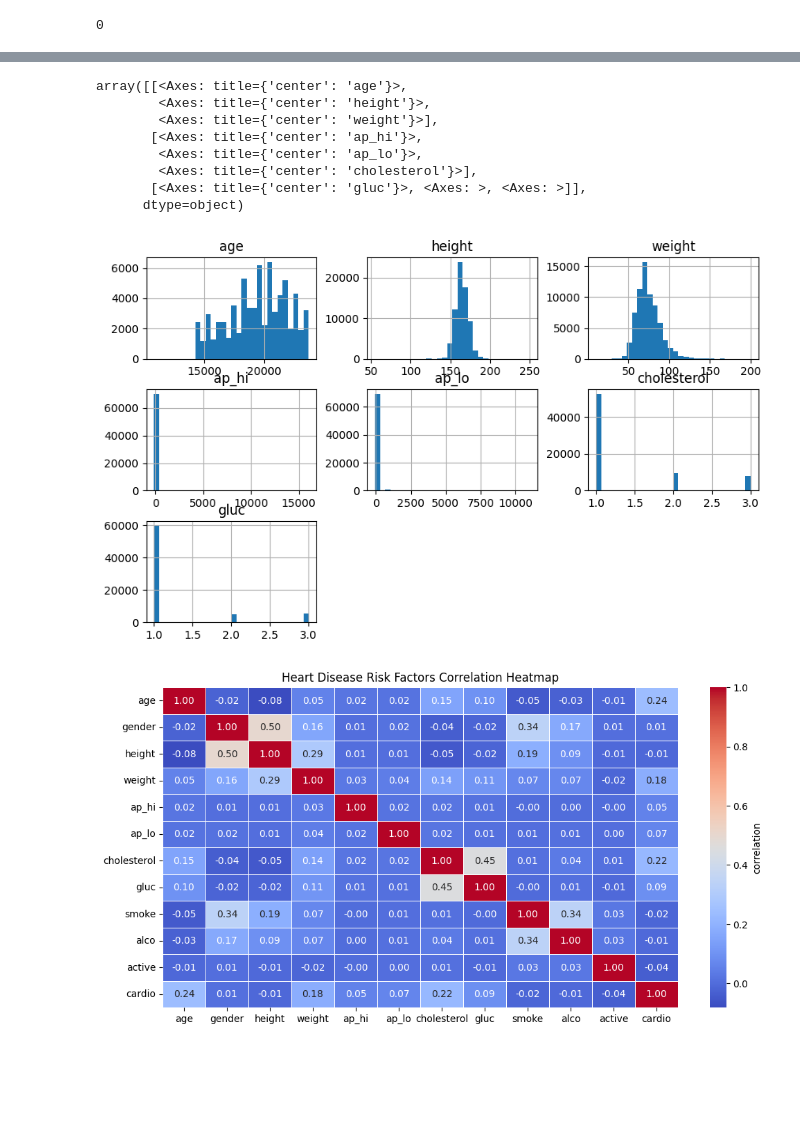
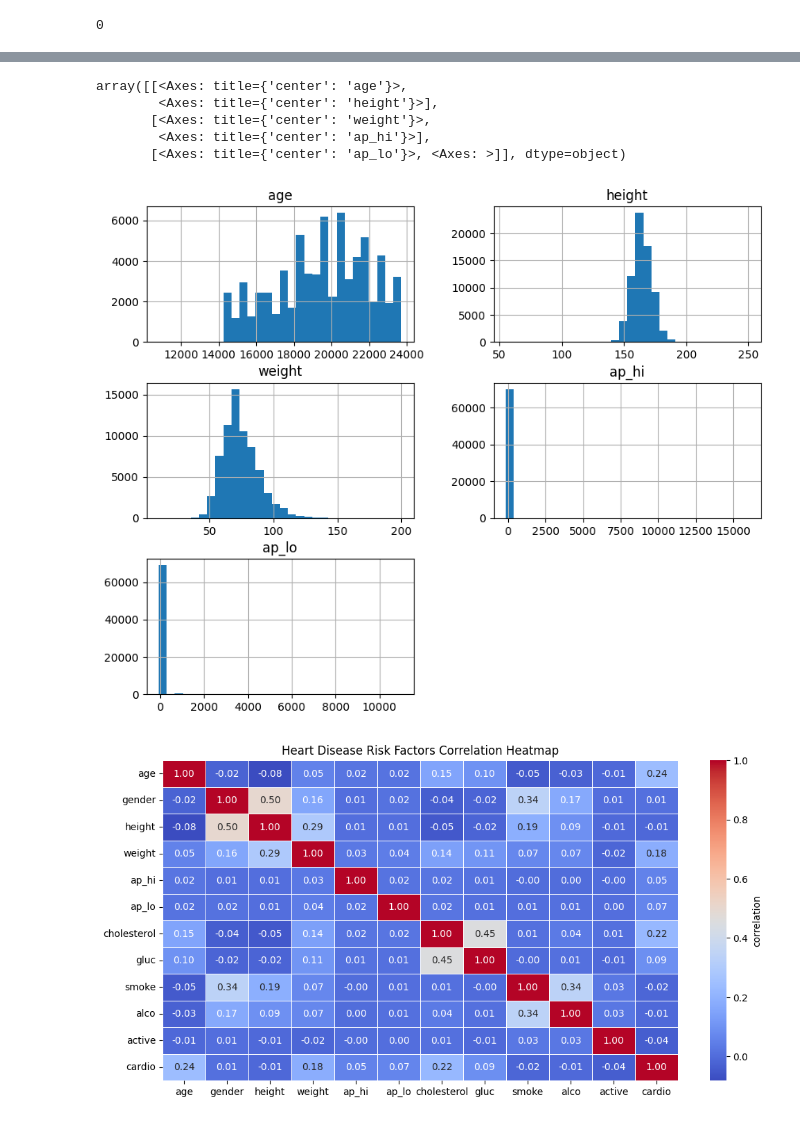
Before and after one commit to sharma-sid01/heart-risk-predictor, a Jupyter notebook: EDA/EDA.ipynb, the cells around one changed output, grey strips where cells are left out. Drawn from its saved outputs; the diff is of its cells as text; code cells hidden in the pictures; blank space fills up the shorter version.

```diff
--- a/EDA/EDA.ipynb
+++ b/EDA/EDA.ipynb
@@ -79,17 +79,14 @@ heart_data_df.describe()
 | max | 69999.000000 | 99999.000000 | 23713.000000 | 2.000000 | 250.000000 | 200.000000 | 16020.000000 | 11000.000000 | 3.000000 | 3.000000 | 1.000000 | ... |
 # %%
 # Data understanding - numerical columns analysis
-heart_data_df[["age", "height", "weight", "ap_hi", "ap_lo", "cholesterol", "gluc"]].hist(bins=30, figsize=(10, 6))
+heart_data_df[["age", "height", "weight", "ap_hi", "ap_lo"]].hist(bins=30, figsize=(10, 8))
 # %% [output]
 array([[<Axes: title={'center': 'age'}>,
-        <Axes: title={'center': 'height'}>,
-        <Axes: title={'center': 'weight'}>],
-       [<Axes: title={'center': 'ap_hi'}>,
-        <Axes: title={'center': 'ap_lo'}>,
-        <Axes: title={'center': 'cholesterol'}>],
-       [<Axes: title={'center': 'gluc'}>, <Axes: >, <Axes: >]],
-      dtype=object)
+        <Axes: title={'center': 'height'}>],
+       [<Axes: title={'center': 'weight'}>,
+        <Axes: title={'center': 'ap_hi'}>],
+       [<Axes: title={'center': 'ap_lo'}>, <Axes: >]], dtype=object)
-[figure, old version]
+[figure, new version]
 # %%
 # Data understanding - check for correlation
 heart_data_df_num = heart_data_df.iloc[:, 2:]
```
Also changed, not shown: 11 other files.
